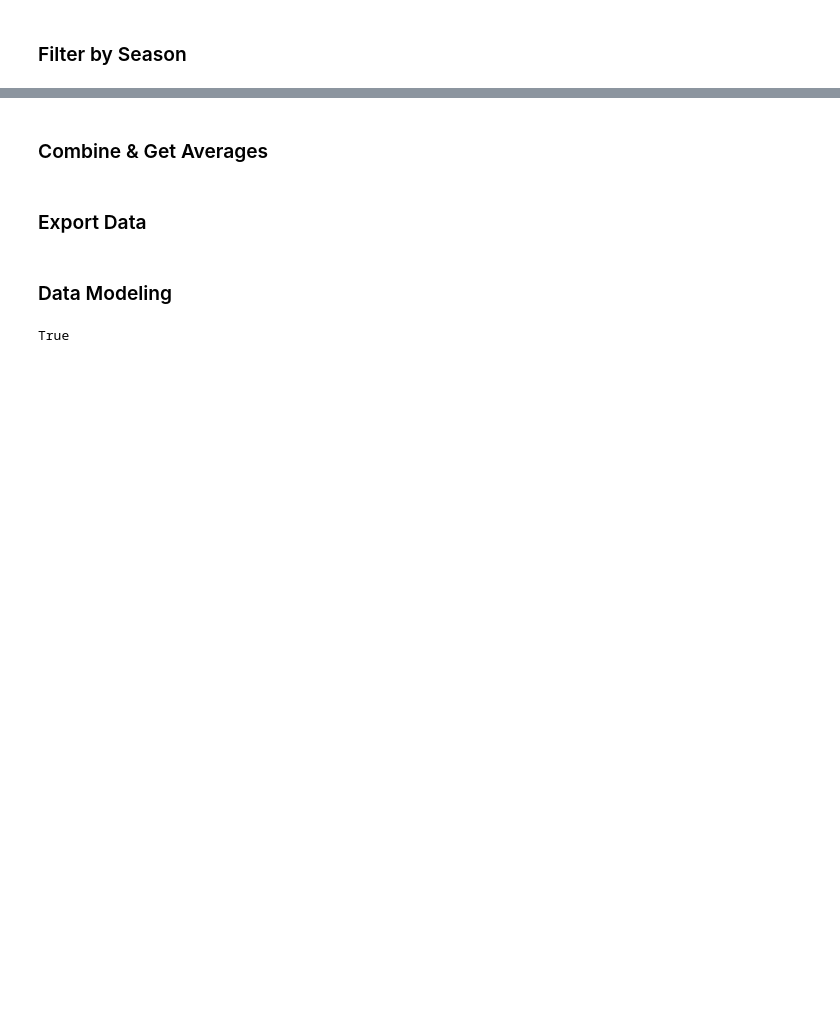
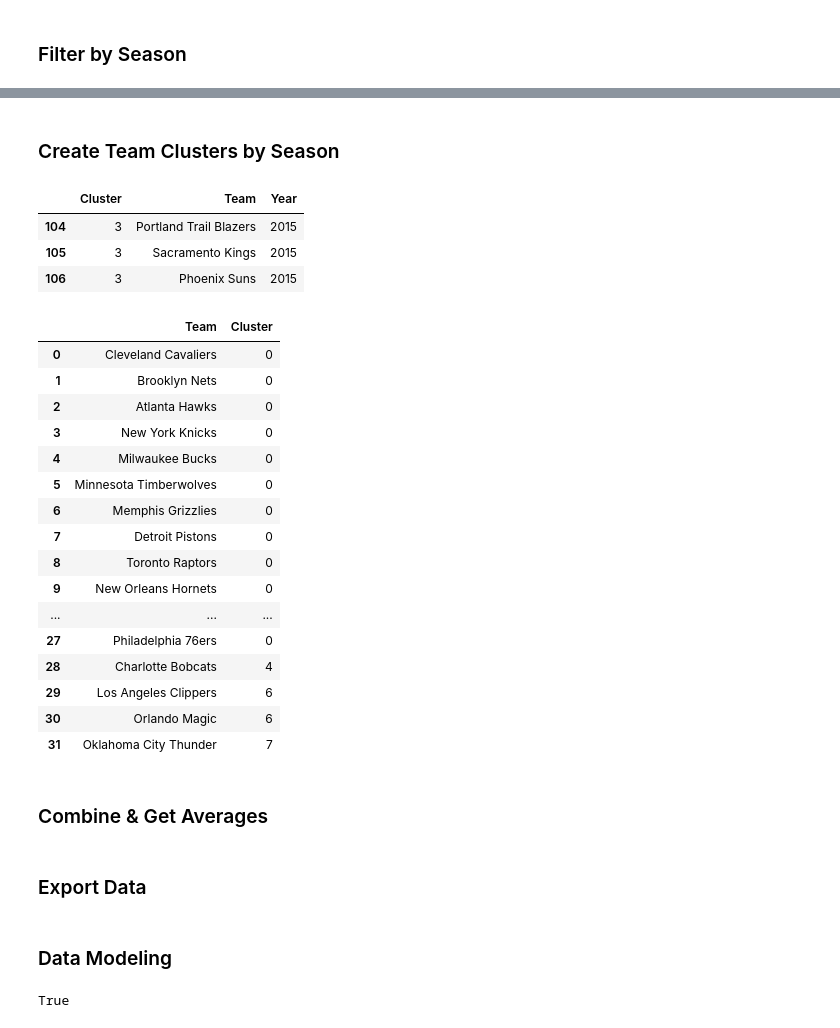
Before and after one commit to erikgregorywebb/nba-prediction, a Jupyter notebook: Data_Cleaning_Engineering.ipynb, the cells around one changed output, grey strips where cells are left out. Cells and saved outputs as stored; diff of their text form; code cells hidden in the pictures; blank space fills up the shorter version.

```diff
--- a/Data_Cleaning_Engineering.ipynb
+++ b/Data_Cleaning_Engineering.ipynb
@@ -110,0 +193,6 @@ df_16_17.head(1)
+# %%
+df_12_13 = pd.read_csv("df_12_13.csv")
+df_13_14 = pd.read_csv("df_13_14.csv")
+df_14_15 = pd.read_csv("df_14_15.csv")
+df_15_16 = pd.read_csv("df_15_16.csv")
+df_16_17 = pd.read_csv("df_16_17.csv")
@@ -110,0 +204,2 @@ df_16_17.head(1)
+# %% [markdown]
+### Create Team Clusters by Season
@@ -110,0 +213,32 @@ df_16_17.head(1)
+# %%
+def find_majority(votes):
+    vote_count = Counter(votes)
+    top_two = vote_count.most_common(2)
+    if len(top_two)>1 and top_two[0][1] == top_two[1][1]:
+        # It is a tie
+        return top_two[0][0]
+    return top_two[0][0]
+
+def get_clusters(dataframe, number_of_clusters):
+    # Prepare the data
+    Team_Name = dataframe["Team"]
+    Opponent_Name = dataframe["Opponent"]
+    dataframe = dataframe.drop(['FG%', '3P%', 'FT%', 'TS%', 'eFG%', 'ORB%', 'DRB%', 'BLK%', 'TOV%', 'ORtg', 'Team-Score', 'Opponent-Score', 'Win', 'Season', 'Location', 'Date', 'Time', 'Team', 'Opponent'], axis=1)
+    #dataframe = dataframe.drop(['Team', 'Opponent', 'Date', 'Time', 'Location', 'Season', 'Playoff', 'Team', 'Opponent'], axis=1)
+
+    # Create the clusters
+    kmeans_model = KMeans(n_clusters = number_of_clusters, n_init = 5, n_jobs = 1).fit(dataframe)
+    labels = kmeans_model.labels_
+
+    # Create the dataframe
+    dataframe['Clusters'] = labels
+    teams = Team_Name.unique()
+    clusters = []
+    for team in teams:
+        clusters.append(find_majority(dataframe.iloc[Team_Name[Team_Name==team].index]['Clusters']))
+
+    cluster_df = pd.DataFrame(list(map(list, zip(teams,clusters))), columns = ['Team', 'Cluster'])
+    cluster_df = cluster_df.sort_values(by='Cluster', ascending = True)
+    cluster_df = cluster_df.reset_index(drop=True)
+
+    return cluster_df
@@ -111,3 +255,33 @@ df_16_17.head(1)
+# %%
+data[(data.Cluster == 3) & (data.Year == "2015")]
+# %% [output]
+|  | Cluster | Team | Year |
+| 104 | 3 | Portland Trail Blazers | 2015 |
+| 105 | 3 | Sacramento Kings | 2015 |
+| 106 | 3 | Phoenix Suns | 2015 |
+# %%
+# Cluster teams using ALL seasons
+frames = [df_12_13, df_13_14, df_14_15, df_15_16, df_16_17]
+all_seasons = pd.concat(frames)
+get_clusters(all_seasons, 8)
+# %% [output]
+|  | Team | Cluster |
+| 0 | Cleveland Cavaliers | 0 |
+| 1 | Brooklyn Nets | 0 |
+| 2 | Atlanta Hawks | 0 |
+| 3 | New York Knicks | 0 |
+| 4 | Milwaukee Bucks | 0 |
+| 5 | Minnesota Timberwolves | 0 |
+| 6 | Memphis Grizzlies | 0 |
+| 7 | Detroit Pistons | 0 |
+| 8 | Toronto Raptors | 0 |
+| 9 | New Orleans Hornets | 0 |
+| ... | ... | ... |
+| 27 | Philadelphia 76ers | 0 |
+| 28 | Charlotte Bobcats | 4 |
+| 29 | Los Angeles Clippers | 6 |
+| 30 | Orlando Magic | 6 |
+| 31 | Oklahoma City Thunder | 7 |
 # %% [markdown]
 ### Combine & Get Averages
 # %%
```
Also changed, not shown: parts of 25 cells of this notebook.
